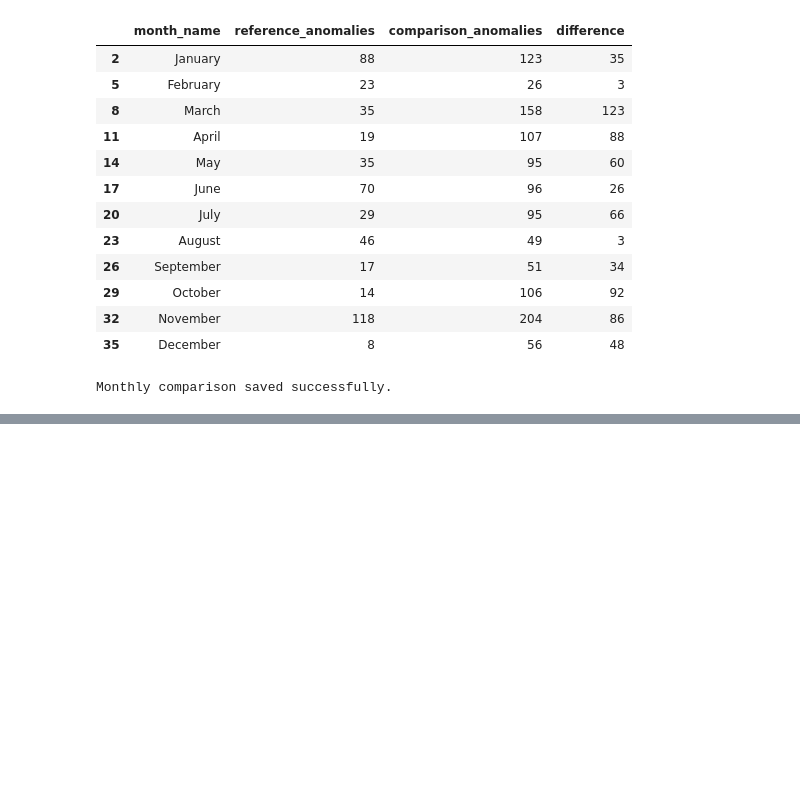
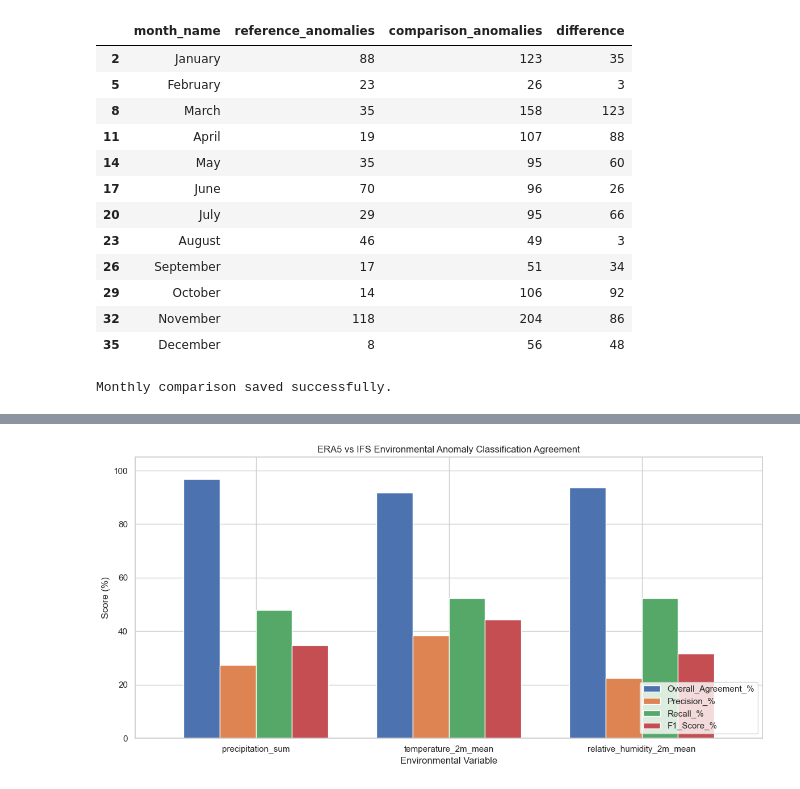
Before and after one commit to PHGNKavindya/RiskWeave, a Jupyter notebook: notebooks/18_ifs_anomaly_evaluation_analysis.ipynb, the cells around one changed output, grey strips where cells are left out. Cells and saved outputs as stored; diff of their text form; code cells hidden in the pictures; blank space fills up the shorter version.

Commit message:
Analyze classification agreement

```diff
--- a/notebooks/18_ifs_anomaly_evaluation_analysis.ipynb
+++ b/notebooks/18_ifs_anomaly_evaluation_analysis.ipynb
@@ -631,0 +716,88 @@ Monthly comparison saved successfully.
+# %%
+# ==================================================
+# CELL 9: OVERALL CLASSIFICATION AGREEMENT
+# ==================================================
+
+print("=" * 65)
+print("ERA5 VS IFS CLASSIFICATION AGREEMENT")
+print("=" * 65)
+
+agreement_df = metrics_df[
+    [
+        "variable",
+        "overall_agreement",
+        "precision",
+        "recall",
+        "f1_score"
+    ]
+].copy()
+
+# Convert metrics into percentages for easier interpretation
+metric_columns = [
+    "overall_agreement",
+    "precision",
+    "recall",
+    "f1_score"
+]
+
+agreement_percentage = agreement_df.copy()
+
+agreement_percentage[metric_columns] = (
+    agreement_percentage[metric_columns] * 100
+)
+
+agreement_percentage = agreement_percentage.rename(
+    columns={
+        "overall_agreement": "Overall_Agreement_%",
+        "precision": "Precision_%",
+        "recall": "Recall_%",
+        "f1_score": "F1_Score_%"
+    }
+)
+
+display(agreement_percentage.round(2))
+
+# --------------------------------------------------
+# Visualization
+# --------------------------------------------------
+
+plot_df = agreement_percentage.set_index("variable")
+
+plot_df.plot(
+    kind="bar",
+    figsize=(12, 6),
+    width=0.75
+)
+
+plt.title(
+    "ERA5 vs IFS Environmental Anomaly Classification Agreement"
+)
+
+plt.xlabel("Environmental Variable")
+plt.ylabel("Score (%)")
+
+plt.ylim(0, 105)
+plt.xticks(rotation=0)
+plt.legend(loc="lower right")
+
+plt.tight_layout()
+
+plt.savefig(
+    REPORT_DIR / "overall_classification_agreement.png",
+    dpi=300,
+    bbox_inches="tight"
+)
+
+plt.show()
+
+# --------------------------------------------------
+# Save results
+# --------------------------------------------------
+
+agreement_percentage.to_csv(
+    REPORT_DIR / "overall_classification_agreement.csv",
+    index=False
+)
+
+print("\nClassification agreement analysis saved.")
+# %% [output]
@@ -631,0 +811 @@ Monthly comparison saved successfully.
+[figure, added]
```
Also changed, not shown: parts of 2 cells of this notebook, 5 other files.
